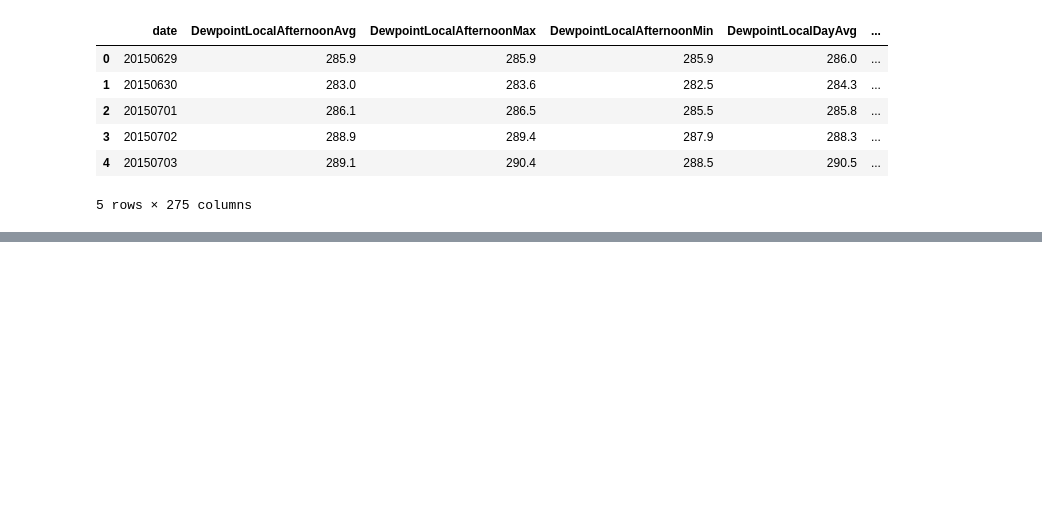
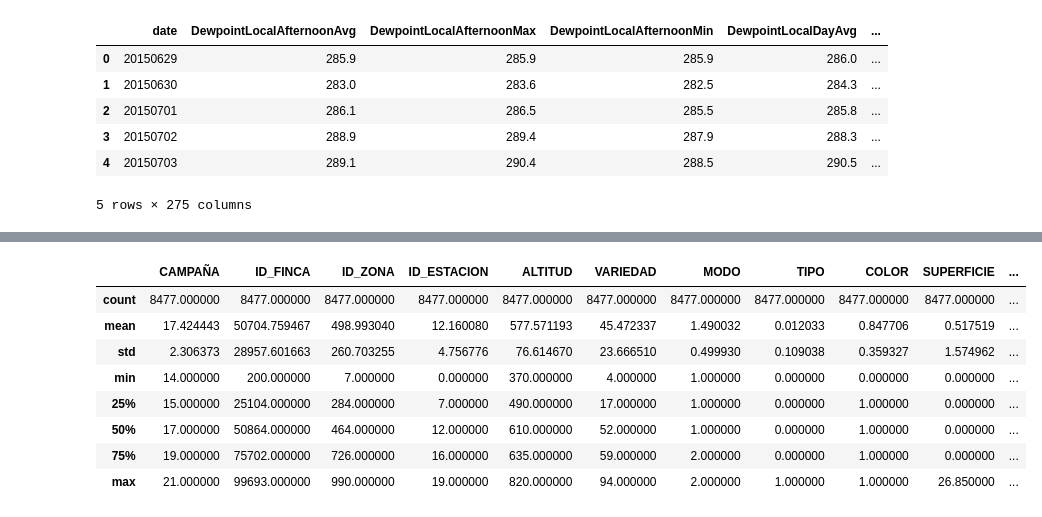
Before and after one commit to AlbertRoca29/The-Wine-Project, a Jupyter notebook: script_exploración.ipynb, the cells around one changed output, grey strips where cells are left out. Drawn from its saved outputs; the diff is of its cells as text; code cells hidden in the pictures; blank space fills up the shorter version.

```diff
--- a/script_exploración.ipynb
+++ b/script_exploración.ipynb
@@ -150,0 +222,5 @@ eto.head()
+# %%
+eto['CAMPAÑA'] =eto['date']/10000-2000
+eto['CAMPAÑA'] = eto['CAMPAÑA'].astype(int)
+# %%
+means = eto.groupby(['CAMPAÑA','ID_ESTACION']).mean()
@@ -150,0 +238,3 @@ eto.head()
+# %%
+t3 = t2.copy()
+t3 = t3.merge(means,on=['CAMPAÑA','ID_ESTACION'])
@@ -150,0 +251,12 @@ eto.head()
+# %%
+t3.describe()
+# %% [output]
+|  | CAMPAÑA | ID_FINCA | ID_ZONA | ID_ESTACION | ALTITUD | VARIEDAD | MODO | TIPO | COLOR | SUPERFICIE | ... |
+| count | 8477.000000 | 8477.000000 | 8477.000000 | 8477.000000 | 8477.000000 | 8477.000000 | 8477.000000 | 8477.000000 | 8477.000000 | 8477.000000 | ... |
+| mean | 17.424443 | 50704.759467 | 498.993040 | 12.160080 | 577.571193 | 45.472337 | 1.490032 | 0.012033 | 0.847706 | 0.517519 | ... |
+| std | 2.306373 | 28957.601663 | 260.703255 | 4.756776 | 76.614670 | 23.666510 | 0.499930 | 0.109038 | 0.359327 | 1.574962 | ... |
+| min | 14.000000 | 200.000000 | 7.000000 | 0.000000 | 370.000000 | 4.000000 | 1.000000 | 0.000000 | 0.000000 | 0.000000 | ... |
+| 25% | 15.000000 | 25104.000000 | 284.000000 | 7.000000 | 490.000000 | 17.000000 | 1.000000 | 0.000000 | 1.000000 | 0.000000 | ... |
+| 50% | 17.000000 | 50864.000000 | 464.000000 | 12.000000 | 610.000000 | 52.000000 | 1.000000 | 0.000000 | 1.000000 | 0.000000 | ... |
+| 75% | 19.000000 | 75702.000000 | 726.000000 | 16.000000 | 635.000000 | 59.000000 | 2.000000 | 0.000000 | 1.000000 | 0.000000 | ... |
+| max | 21.000000 | 99693.000000 | 990.000000 | 19.000000 | 820.000000 | 94.000000 | 2.000000 | 1.000000 | 1.000000 | 26.850000 | ... |
```
Also changed, not shown: parts of 9 cells of this notebook.
